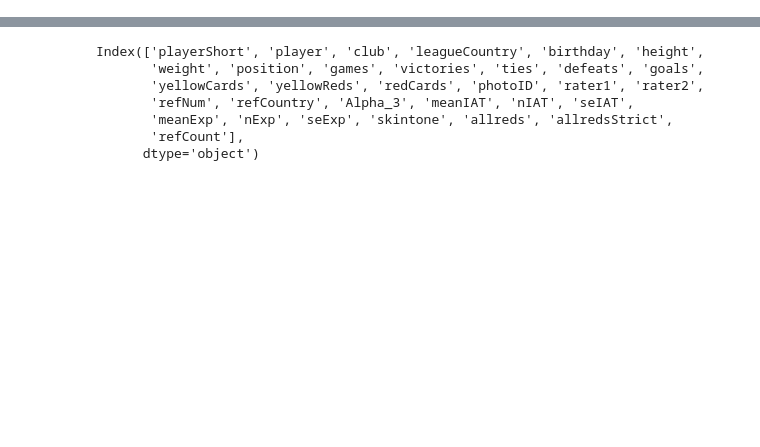
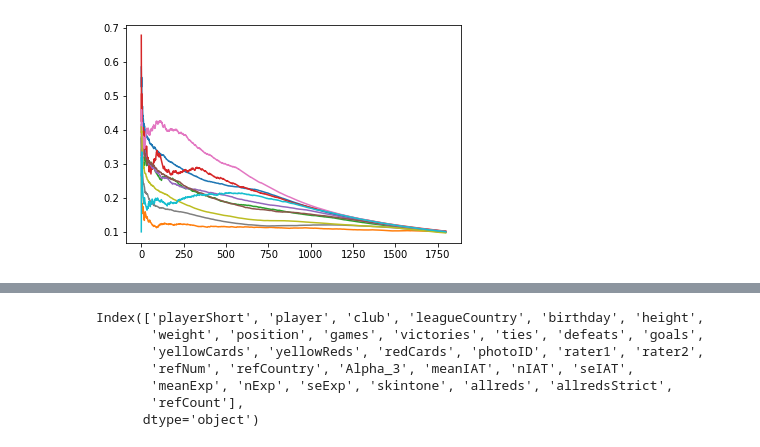
Before and after one commit to J-Gann/FML, a Jupyter notebook: ex04a/red-cards.ipynb, the cells around one changed output, grey strips where cells are left out. Cells and saved outputs as stored; diff of their text form; code cells hidden in the pictures; blank space fills up the shorter version.

```diff
--- a/ex04a/red-cards.ipynb
+++ b/ex04a/red-cards.ipynb
@@ -0,0 +58,38 @@
+# %%
+def p(i, m, S, target):
+    label = target[i]
+    S_i = S[i][:m]
+    TP = np.sum(target[S_i] == label)
+    FP = np.sum(target[S_i] != label)
+    N_i = np.sum(target == label)
+    precision = TP / (TP + FP)
+    recall = TP / N_i
+    return precision, recall
+# %%
+def Prec_Rec_Avg(precFunc):
+    P = np.empty((data.shape[0],data.shape[0]))
+    R = np.empty((data.shape[0],data.shape[0]))
+    for idx1 in range(data.shape[0]):
+        for idx2 in range(data.shape[0]):
+            precision, recall = precFunc(idx1, idx2+1, S, target)
+            P[idx1, idx2] = precision
+            R[idx1, idx2] = recall
+
+    P_avg = []
+    R_avg = []
+    for k in range(10):
+        ktargets = np.where(target == k)
+        kprecisions = P[ktargets]
+        P_avg.append(np.average(kprecisions, axis=0))
+
+        krecall= R[ktargets]
+        R_avg.append(np.average(krecall, axis=0))
+
+    return P_avg, R_avg
+# %%
+P_avg, R_avg = Prec_Rec_Avg(p)
+# %%
+for k in range(10):
+    plt.plot(range(1797), P_avg[k])
+# %% [output]
+[figure, added]
```
Also changed, not shown: parts of 96 cells of this notebook, 1 other file.
